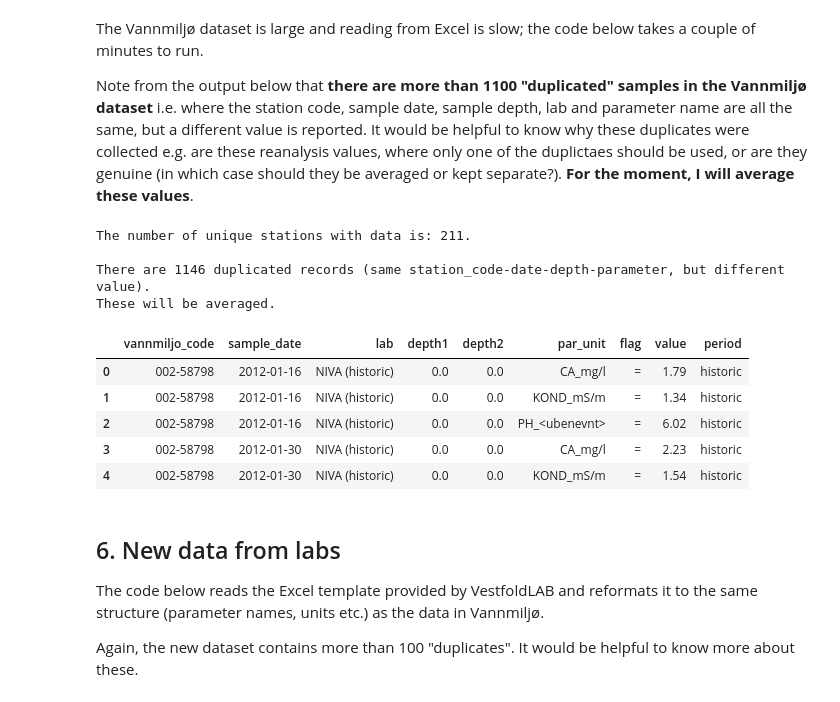
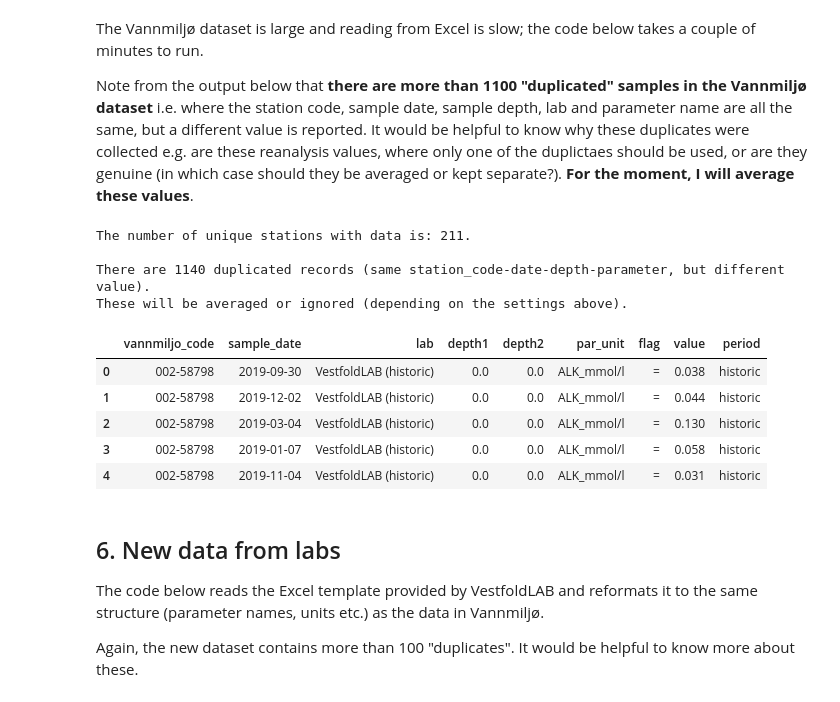
Before and after one commit to NIVANorge/tiltaksovervakingen, a Jupyter notebook: notebooks/01_data_processing.ipynb, the cells around one changed output. Saved outputs shown, nothing was run; the diff lists cells and outputs as text; code cells hidden in the pictures.

```diff
--- a/notebooks/01_data_processing.ipynb
+++ b/notebooks/01_data_processing.ipynb
@@ -207,7 +202,7 @@ The Vannmiljø dataset is large and reading from Excel is slow; the code below t
 Note from the output below that **there are more than 1100 "duplicated" samples in the Vannmiljø dataset** i.e. where the station code, sample date, sample depth, lab and parameter name are all the same, but a different value is reported. It would be helpful to know why these duplicates were collected e.g. are these reanalysis values, where only one of the duplictaes should be used, or are they genuine (in which case should they be averaged or kept separate?). **For the moment, I will average these values**.
 # %%
 # Read historic data from Vannmiljø
-his_df = utils.read_historic_data(r"../data/vannmiljo_export_2012-19_2020-09-28.xlsx")
+his_df = utils.read_historic_data(r"../data/vannmiljo_export_2012-19_2020-11-04.xlsx")
 
 # Tidy lab names for clarity
 his_df["lab"].replace(
@@ -222,48 +217,51 @@ key_cols = [
     "lab",
     "depth1",
     "depth2",
     "par_unit",
 ]
 his_dup_df = his_df[
     his_df.duplicated(
         key_cols,
         keep=False,
     )
 ].sort_values(key_cols)
 his_dup_df.to_csv(r"../data/vannmiljo_duplicates.csv")
 
-# Average duplicates
-his_df = his_df.groupby(key_cols).aggregate(
-    {
-        "flag": "first",
-        "value": "mean",
-    }
-).reset_index()
+## Average duplicates
+# his_df = his_df.groupby(key_cols).aggregate(
+#    {
+#        "flag": "first",
+#        "value": "mean",
+#    }
+# ).reset_index()
+
+# Remove all duplicates
+his_df.drop_duplicates(subset=key_cols, keep=False, inplace=True)
 
 # Add label for data period
 his_df["period"] = "historic"
 
 # Print summary
 n_stns = len(his_df["vannmiljo_code"].unique())
 print(f"The number of unique stations with data is: {n_stns}.\n")
 
 print(
     f"There are {len(his_dup_df)} duplicated records (same station_code-date-depth-parameter, but different value).\n"
-    "These will be averaged.\n"
+    "These will be averaged or ignored (depending on the settings above).\n"
 )
 
 his_df.head()
 # %% [output]
 The number of unique stations with data is: 211.
 
-There are 1146 duplicated records (same station_code-date-depth-parameter, but different value).
-These will be averaged.
+There are 1140 duplicated records (same station_code-date-depth-parameter, but different value).
+These will be averaged or ignored (depending on the settings above).
 |  | vannmiljo_code | sample_date | lab | depth1 | depth2 | par_unit | flag | value | period |
-| 0 | 002-58798 | 2012-01-16 | NIVA (historic) | 0.0 | 0.0 | CA_mg/l | = | 1.79 | historic |
-| 1 | 002-58798 | 2012-01-16 | NIVA (historic) | 0.0 | 0.0 | KOND_mS/m | = | 1.34 | historic |
-| 2 | 002-58798 | 2012-01-16 | NIVA (historic) | 0.0 | 0.0 | PH_<ubenevnt> | = | 6.02 | historic |
-| 3 | 002-58798 | 2012-01-30 | NIVA (historic) | 0.0 | 0.0 | CA_mg/l | = | 2.23 | historic |
-| 4 | 002-58798 | 2012-01-30 | NIVA (historic) | 0.0 | 0.0 | KOND_mS/m | = | 1.54 | historic |
+| 0 | 002-58798 | 2019-09-30 | VestfoldLAB (historic) | 0.0 | 0.0 | ALK_mmol/l | = | 0.038 | historic |
+| 1 | 002-58798 | 2019-12-02 | VestfoldLAB (historic) | 0.0 | 0.0 | ALK_mmol/l | = | 0.044 | historic |
+| 2 | 002-58798 | 2019-03-04 | VestfoldLAB (historic) | 0.0 | 0.0 | ALK_mmol/l | = | 0.130 | historic |
+| 3 | 002-58798 | 2019-01-07 | VestfoldLAB (historic) | 0.0 | 0.0 | ALK_mmol/l | = | 0.058 | historic |
+| 4 | 002-58798 | 2019-11-04 | VestfoldLAB (historic) | 0.0 | 0.0 | ALK_mmol/l | = | 0.031 | historic |
 # %% [markdown]
 ## 6. New data from labs
 
```
Also changed, not shown: parts of 10 cells of this notebook, 15 other files.
